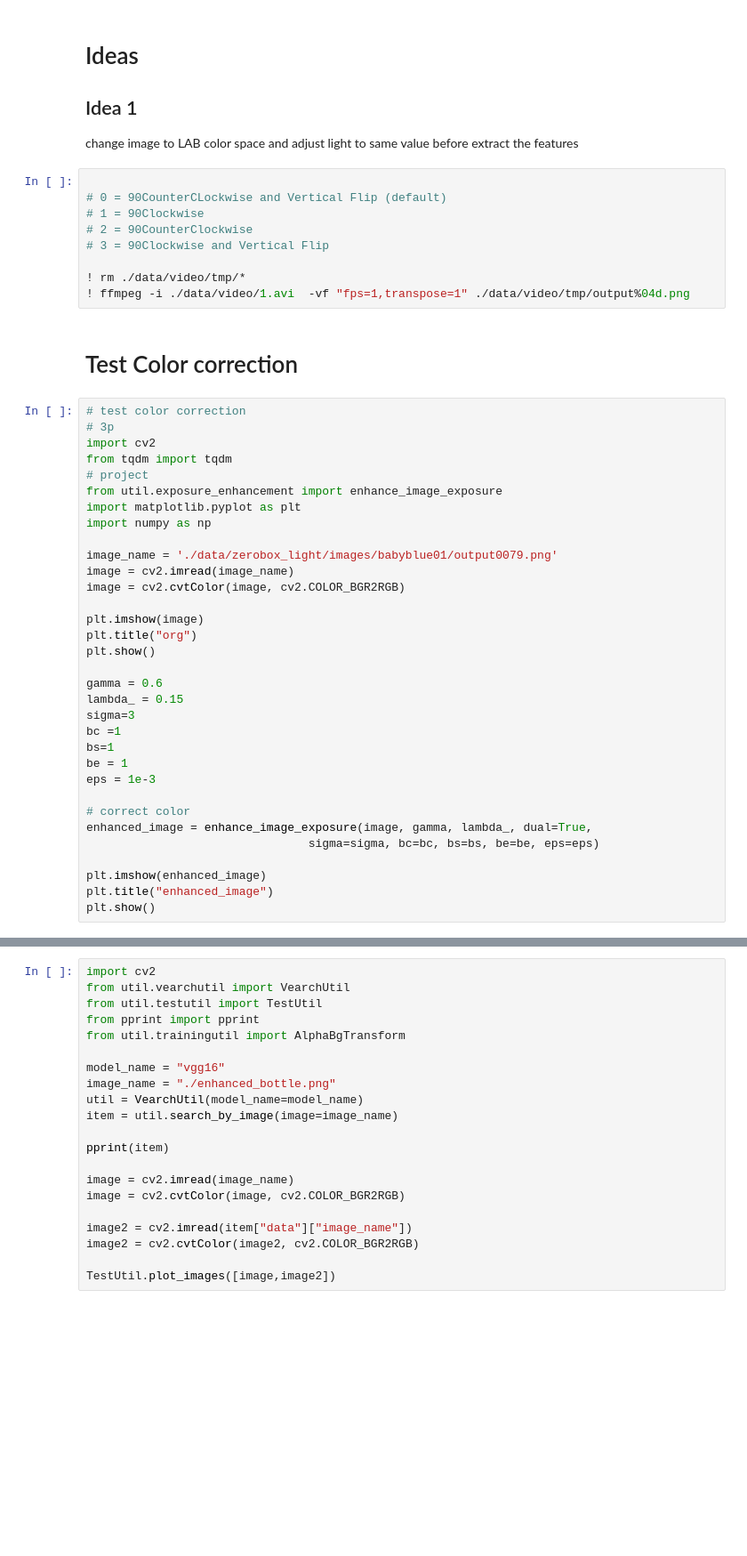
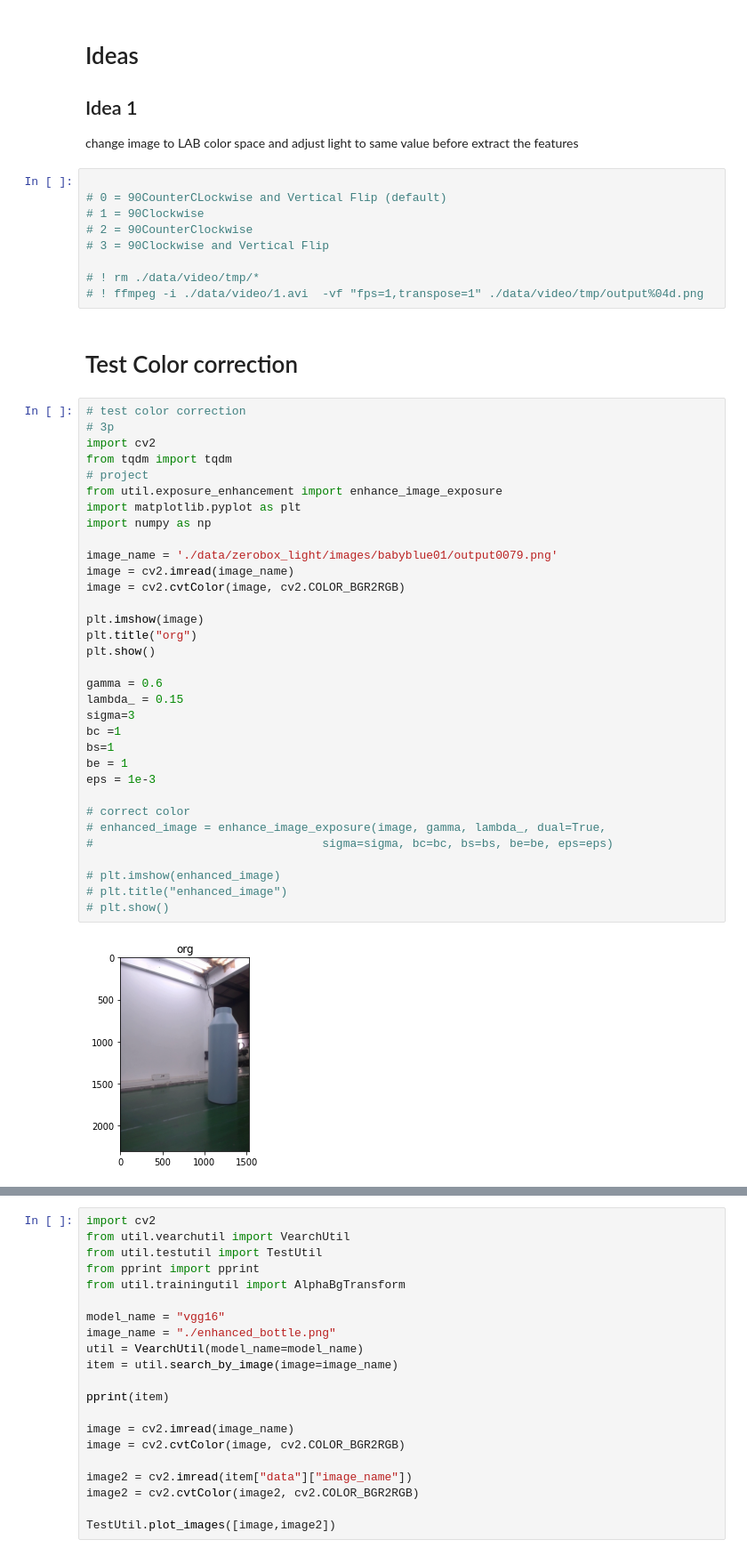
Before and after one commit to MM2021-811/ImageIdentification, a Jupyter notebook: colorspace.ipynb, the cells around one changed output, grey strips where cells are left out. Shown at 89% size. Drawn from its saved outputs; the diff is of its cells as text; blank space fills up the shorter version.

```diff
--- a/colorspace.ipynb
+++ b/colorspace.ipynb
@@ -23,41 +23,43 @@ change image to LAB color space and adjust light to same value before extract th
 # 2 = 90CounterClockwise
 # 3 = 90Clockwise and Vertical Flip
 
-! rm ./data/video/tmp/*
-! ffmpeg -i ./data/video/1.avi  -vf "fps=1,transpose=1" ./data/video/tmp/output%04d.png
+# ! rm ./data/video/tmp/*
+# ! ffmpeg -i ./data/video/1.avi  -vf "fps=1,transpose=1" ./data/video/tmp/output%04d.png
 # %% [markdown]
 # Test Color correction
 # %%
 # test color correction
 # 3p
 import cv2
 from tqdm import tqdm
 # project
 from util.exposure_enhancement import enhance_image_exposure
 import matplotlib.pyplot as plt
 import numpy as np
 
 image_name = './data/zerobox_light/images/babyblue01/output0079.png'
 image = cv2.imread(image_name)
 image = cv2.cvtColor(image, cv2.COLOR_BGR2RGB)
 
 plt.imshow(image)
 plt.title("org")
 plt.show()
 
 gamma = 0.6
 lambda_ = 0.15
 sigma=3
 bc =1
 bs=1
 be = 1
 eps = 1e-3
 
 # correct color
-enhanced_image = enhance_image_exposure(image, gamma, lambda_, dual=True,
-                                sigma=sigma, bc=bc, bs=bs, be=be, eps=eps)
+# enhanced_image = enhance_image_exposure(image, gamma, lambda_, dual=True,
+#                                 sigma=sigma, bc=bc, bs=bs, be=be, eps=eps)
 
-plt.imshow(enhanced_image)
-plt.title("enhanced_image")
-plt.show()
+# plt.imshow(enhanced_image)
+# plt.title("enhanced_image")
+# plt.show()
+# %% [output]
+[figure, added]
 # %%
```
Also changed, not shown: parts of 10 cells of this notebook, 2 other files.
